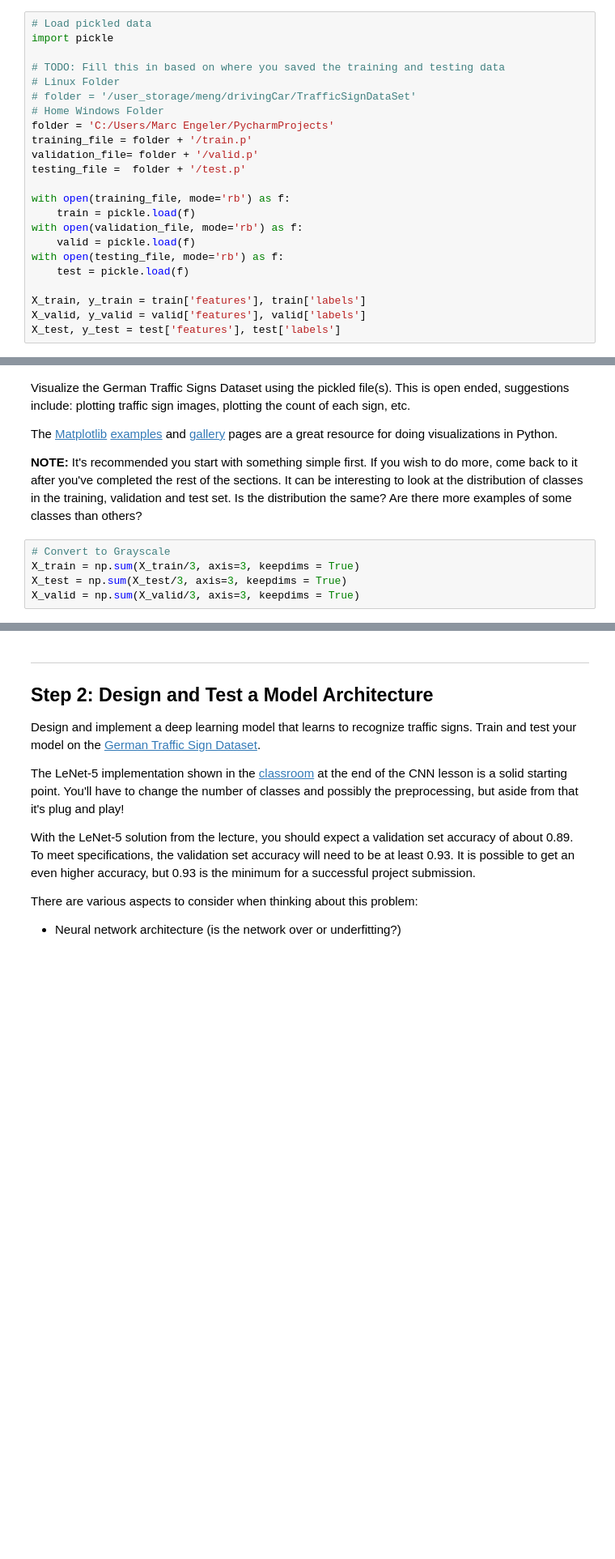
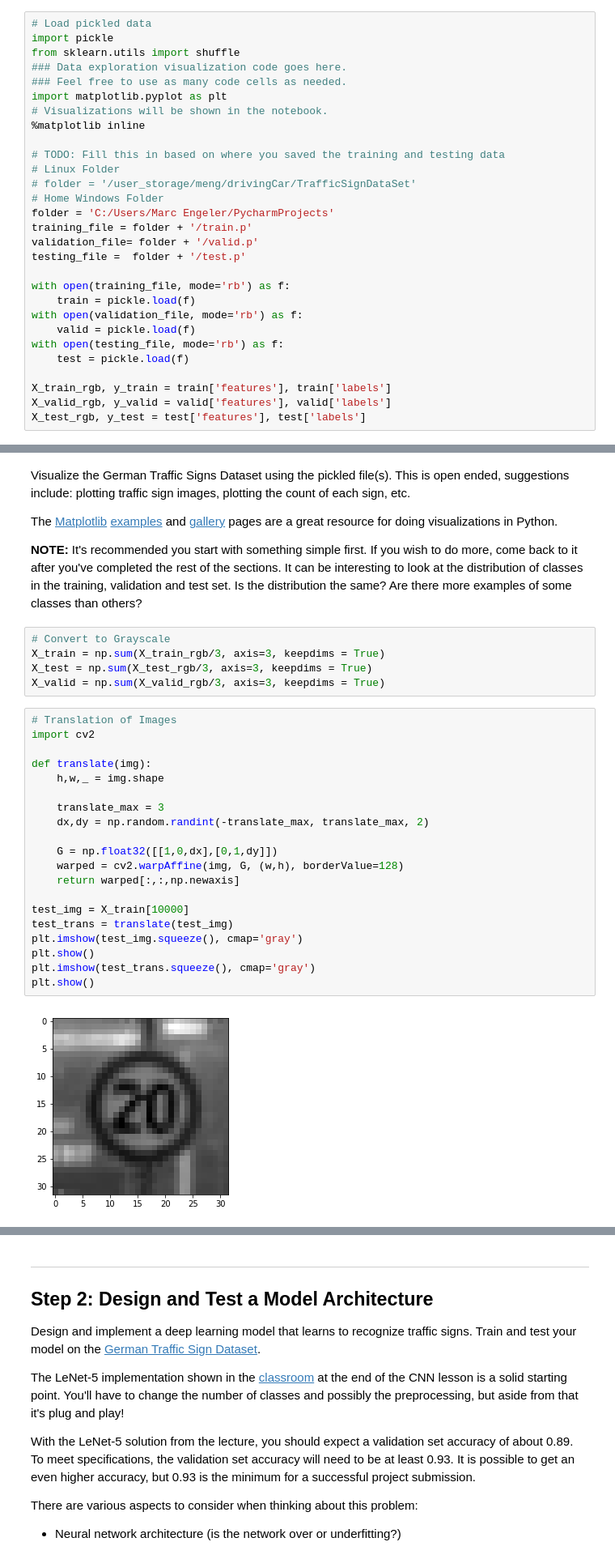
Before and after one commit to marcengeler/TrafficSigns_P2, a Jupyter notebook: Traffic_Sign_Classifier.ipynb, the cells around one changed output, grey strips where cells are left out. Shown at 81% size. Drawn from its saved outputs; the diff is of its cells as text; blank space fills up the shorter version.

```diff
--- a/Traffic_Sign_Classifier.ipynb
+++ b/Traffic_Sign_Classifier.ipynb
@@ -22,6 +22,12 @@ The [rubric](https://review.udacity.com/#!/rubrics/481/view) contains "Stand Out
 # %%
 # Load pickled data
 import pickle
+from sklearn.utils import shuffle
+### Data exploration visualization code goes here.
+### Feel free to use as many code cells as needed.
+import matplotlib.pyplot as plt
+# Visualizations will be shown in the notebook.
+%matplotlib inline
 
 # TODO: Fill this in based on where you saved the training and testing data
 # Linux Folder
@@ -39,9 +45,9 @@ with open(validation_file, mode='rb') as f:
 with open(testing_file, mode='rb') as f:
     test = pickle.load(f)
 
-X_train, y_train = train['features'], train['labels']
-X_valid, y_valid = valid['features'], valid['labels']
-X_test, y_test = test['features'], test['labels']
+X_train_rgb, y_train = train['features'], train['labels']
+X_valid_rgb, y_valid = valid['features'], valid['labels']
+X_test_rgb, y_test = test['features'], test['labels']
 # %% [markdown]
 ---
 
@@ -95,6 +101,28 @@ The [Matplotlib](http://matplotlib.org/) [examples](http://matplotlib.org/exampl
 **NOTE:** It's recommended you start with something simple first. If you wish to do more, come back to it after you've completed the rest of the sections. It can be interesting to look at the distribution of classes in the training, validation and test set. Is the distribution the same? Are there more examples of some classes than others?
 # %%
 # Convert to Grayscale
-X_train = np.sum(X_train/3, axis=3, keepdims = True)
-X_test = np.sum(X_test/3, axis=3, keepdims = True)
-X_valid = np.sum(X_valid/3, axis=3, keepdims = True)
+X_train = np.sum(X_train_rgb/3, axis=3, keepdims = True)
+X_test = np.sum(X_test_rgb/3, axis=3, keepdims = True)
+X_valid = np.sum(X_valid_rgb/3, axis=3, keepdims = True)
+# %%
+# Translation of Images
+import cv2
+
+def translate(img):
+    h,w,_ = img.shape
+
+    translate_max = 3
+    dx,dy = np.random.randint(-translate_max, translate_max, 2)
+
+    G = np.float32([[1,0,dx],[0,1,dy]])
+    warped = cv2.warpAffine(img, G, (w,h), borderValue=128)
+    return warped[:,:,np.newaxis]
+
+test_img = X_train[10000]
+test_trans = translate(test_img)
+plt.imshow(test_img.squeeze(), cmap='gray')
+plt.show()
+plt.imshow(test_trans.squeeze(), cmap='gray')
+plt.show()
+# %% [output]
+[figure, added]
```
Also changed, not shown: parts of 8 cells of this notebook, 1 other file.
